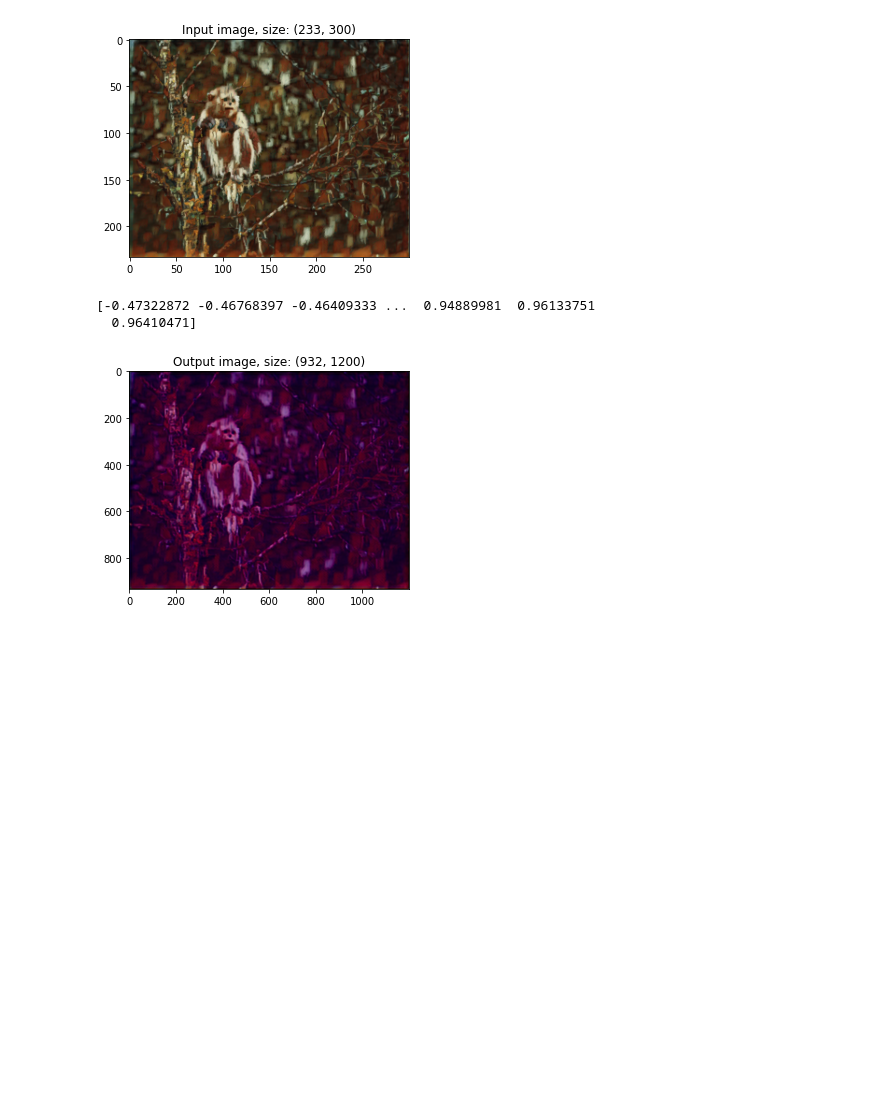
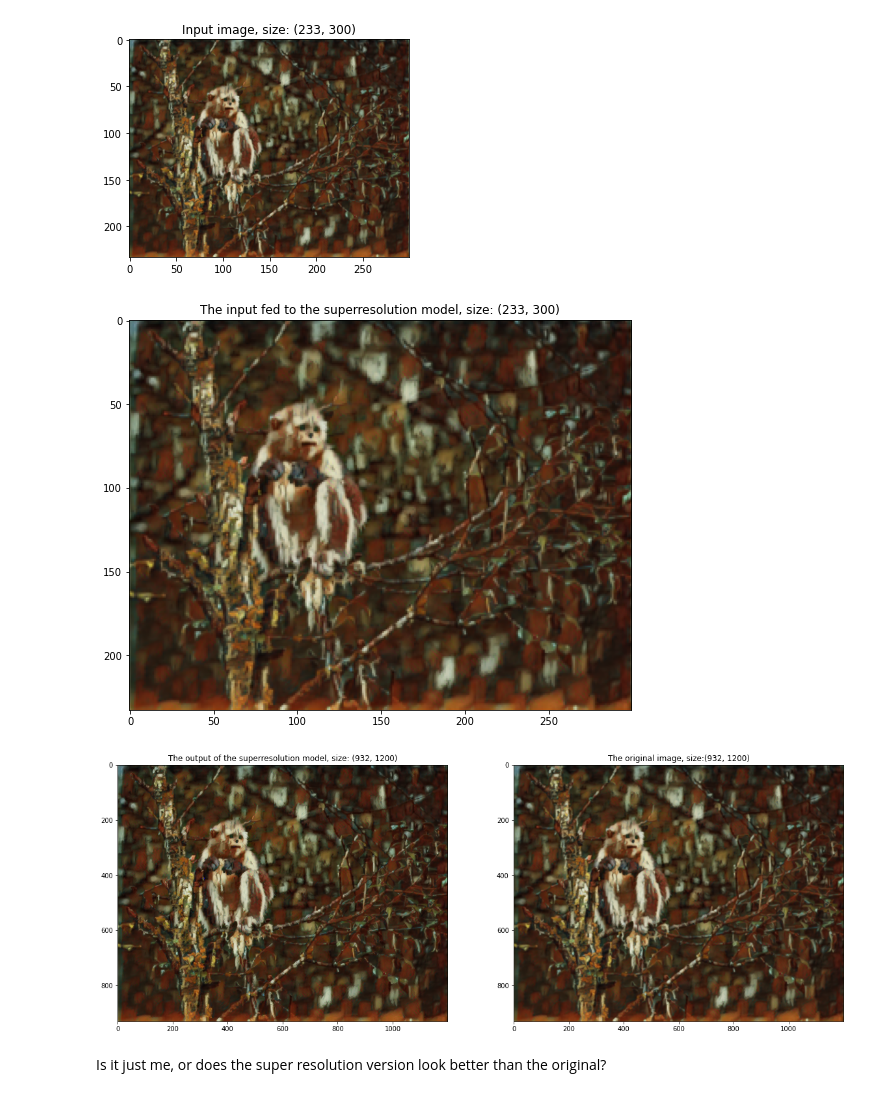
Before and after one commit to pratikluitel/blog-sourcecode, a Jupyter notebook: tensorflow-serving/stylization_and_enhancement.ipynb, the cells around one changed output. Saved outputs shown, nothing was run; the diff lists cells and outputs as text; code cells hidden in the pictures; blank space fills up the shorter version.

Commit message:
superresolution example fixed

```diff
--- a/tensorflow-serving/stylization_and_enhancement.ipynb
+++ b/tensorflow-serving/stylization_and_enhancement.ipynb
@@ -156,7 +156,10 @@ def preprocess_image(image:np.ndarray)->np.ndarray:
 # %%
 original_image = output_img.copy()
 original_image_shape = original_image.shape[:2]
-input_image = cv2.resize(original_image, (original_image_shape[1]//4, original_image_shape[0]//4), cv2.INTER_CUBIC) # purposefully making the image a lower size
+
+# purposefully making the image a lower size and changing the type to uint8 so the pixel values fall in the 0-255 range (as accepted by the model)
+
+input_image = (cv2.resize(original_image, (original_image_shape[1]//4, original_image_shape[0]//4), cv2.INTER_CUBIC)*255).astype('uint8')
 
 plt.imshow(input_image)
 plt.title('Input image, size: {}'.format(input_image.shape[:2]))
@@ -169,15 +172,26 @@ preprocessed_image = preprocess_image(input_image)
 resp = requests.post(PREDICTION_ENDPOINT_SUPER_RESOLUTION, json={
                 "instances": preprocessed_image.tolist(),
             })
-output_image = np.array(resp.json()['predictions'][0])
-print(np.unique(output_image))
+output_image = np.array(resp.json()['predictions'][0]).astype('uint8')
-# %% [output]
-[-0.47322872 -0.46768397 -0.46409333 ...  0.94889981  0.96133751
-  0.96410471]
-# %%
-output_image = np.clip(output_image, 0, 255)
-plt.imshow(output_image)
-plt.title('Output image, size: {}'.format(output_image.shape[:2]))
-plt.show()
-# %% [output]
-[figure, removed]
+# %%
+output_image = np.clip(output_image, 0, 255) # a postprocessing step as specified by the superresolution reference paper
+
+plt.figure(figsize=(9,12))
+plt.imshow(input_image)
+plt.title(f'The input fed to the superresolution model, size: {input_image.shape[:2]}')
+plt.show()
+
+fig, axs = plt.subplots(1, 2, figsize=(20, 24))
+
+axs[0].imshow(output_image)
+axs[0].set_title(f'The output of the superresolution model, size: {output_image.shape[:2]}')
+
+axs[1].imshow(original_image)
+axs[1].set_title(f'The original image, size:{original_image.shape[:2]}')
+
+plt.show()
+# %% [output]
+[figure, added]
+[figure, added]
+# %% [markdown]
+Is it just me, or does the super resolution version look better than the original?
```
